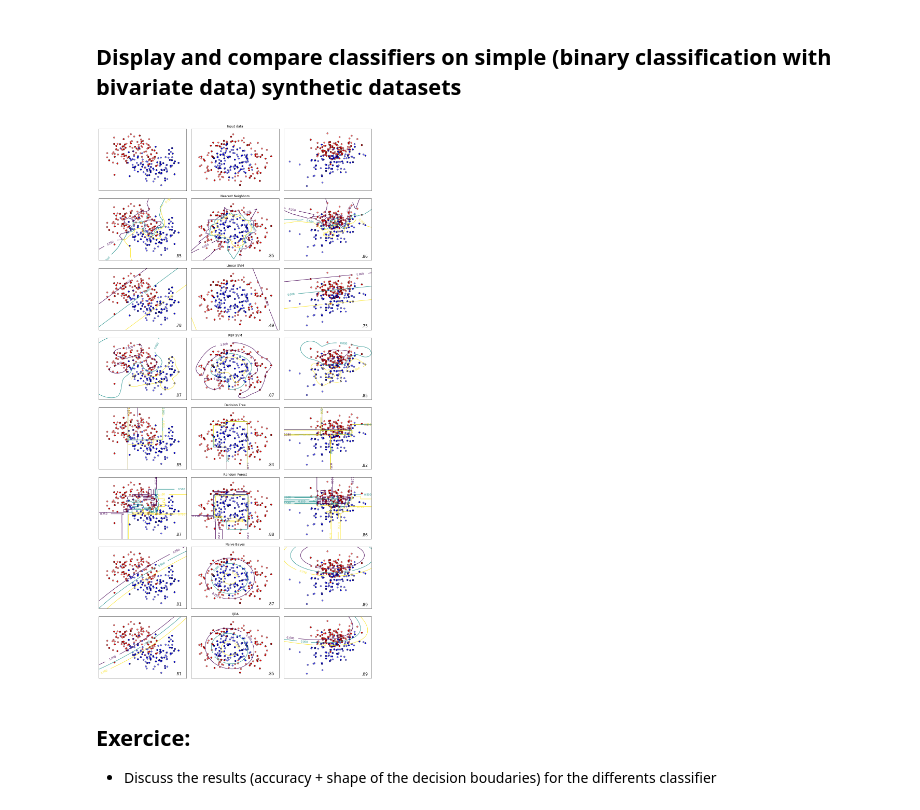
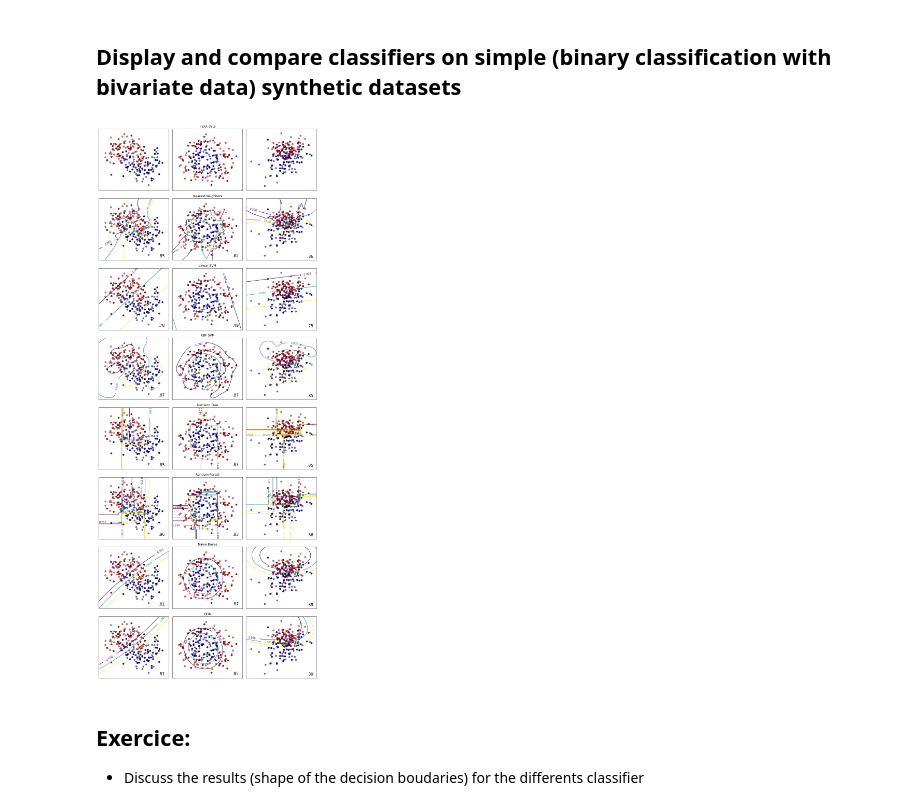
Before and after one commit to wtseve/conference_ia-chatelaf, a Jupyter notebook: notebooks/5_classification/N4_model_based_versus_model_free_classifier_on_synthetic_data.ipynb, the cells around one changed output. Cells and saved outputs as stored; diff of their text form; code cells hidden in the pictures.

```diff
--- a/notebooks/5_classification/N4_model_based_versus_model_free_classifier_on_synthetic_data.ipynb
+++ b/notebooks/5_classification/N4_model_based_versus_model_free_classifier_on_synthetic_data.ipynb
@@ -46,7 +46,7 @@ datasets = [make_moons(n_samples=200, noise=0.3, random_state=0),
             linearly_separable
             ]
 
-figure = plt.figure(figsize=(15,30))
+figure = plt.figure(figsize=(12,30))
 i = 1
 # iterate over datasets
 for ds_cnt, ds in enumerate(datasets):
@@ -91,34 +91,34 @@ for ds_cnt, ds in enumerate(datasets):
         if hasattr(clf, "decision_function"):
             Z = clf.decision_function(sp.c_[xx.ravel(), yy.ravel()])
             CS = ax.contour(xx, yy, Z.reshape(xx.shape), [-1, 0, 1])
             ax.clabel(CS, inline=1, fontsize=10)
         else:
             Z = clf.predict_proba(sp.c_[xx.ravel(), yy.ravel()])[:, 1]
             CS = ax.contour(xx, yy, Z.reshape(xx.shape), [0.25, 0.5, 0.75])
             ax.clabel(CS, inline=1, fontsize=10)
 
         # Plot the training points
         ax.scatter(X_train[:, 0], X_train[:, 1], c=y_train, cmap=cm_bright,
                    edgecolors='k')
         # Plot the testing points
         ax.scatter(X_test[:, 0], X_test[:, 1], c=y_test, cmap=cm_bright,
                    edgecolors='k', alpha=0.6)
 
         ax.set_xlim(xx.min(), xx.max())
         ax.set_ylim(yy.min(), yy.max())
         ax.set_xticks(())
         ax.set_yticks(())
         if ds_cnt == 1:
             ax.set_title(name)
         ax.text(xx.max() - .3, yy.min() + .3, ('%.2f' % score).lstrip('0'),
                 size=15, horizontalalignment='right')
         j+=1
     i += 1
 
 plt.tight_layout()
 plt.show()
 # %% [output]
-[figure, old version]
+[figure, new version]
 # %% [markdown]
 ## Exercice:
-  - Discuss the results (accuracy + shape of the decision boudaries) for the differents classifier
+  - Discuss the results (shape of the decision boudaries) for the differents classifier
```
Also changed, not shown: 6 other files.
